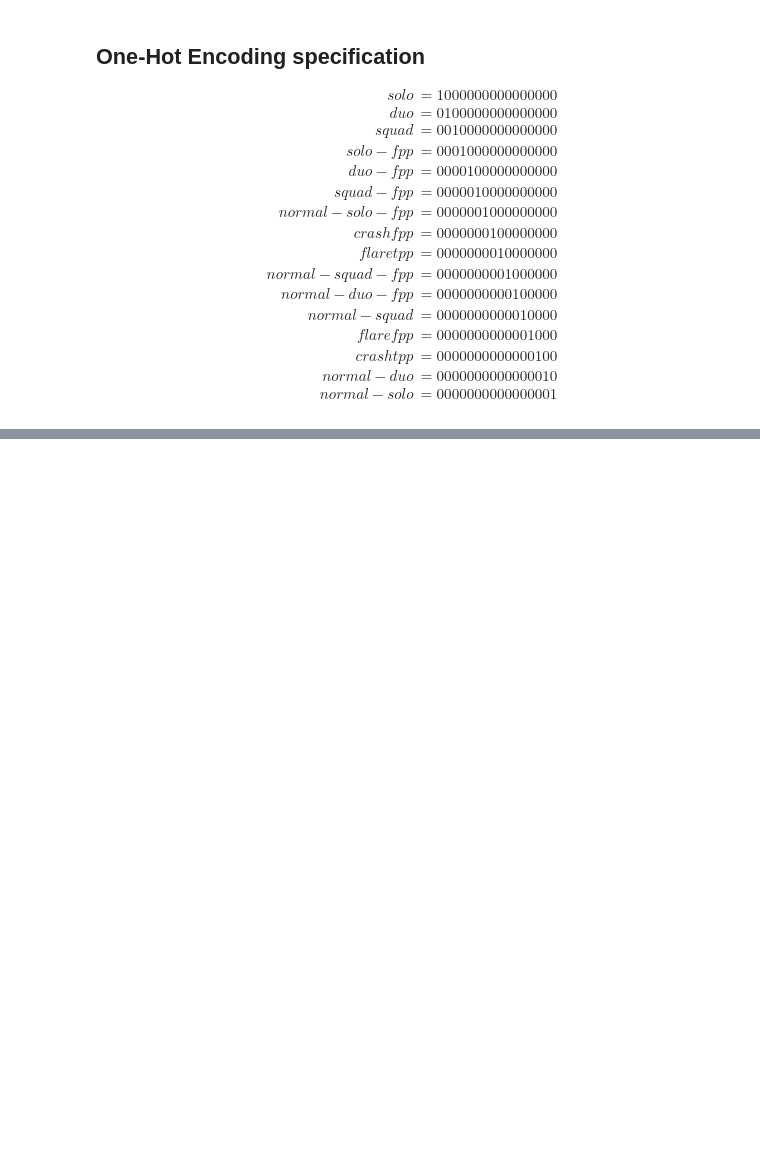
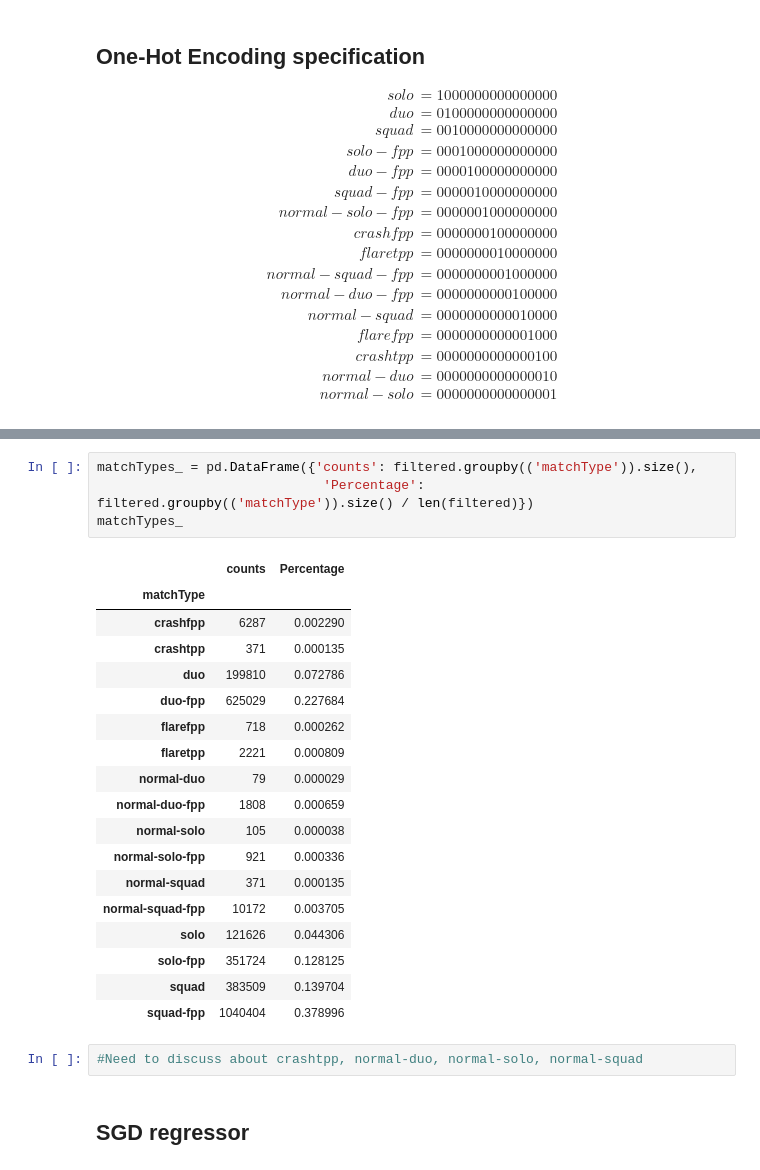
Before and after one commit to KefanWang/Investigation-of-the-Use-of-Player-Type-Clustering-in-Predicting-the-Finish-Placement-of-PUBG, a Jupyter notebook: PUBG.ipynb, the cells around one changed output, grey strips where cells are left out. Cells and saved outputs as stored; diff of their text form; blank space fills up the shorter version.

```diff
--- a/PUBG.ipynb
+++ b/PUBG.ipynb
@@ -172,0 +222,27 @@ print(MSE)
+# %%
+matchTypes_ = pd.DataFrame({'counts': filtered.groupby(('matchType')).size(),
+                             'Percentage': filtered.groupby(('matchType')).size() / len(filtered)})
+matchTypes_
+# %% [output]
+|  | counts | Percentage |
+| matchType |  |  |
+| crashfpp | 6287 | 0.002290 |
+| crashtpp | 371 | 0.000135 |
+| duo | 199810 | 0.072786 |
+| duo-fpp | 625029 | 0.227684 |
+| flarefpp | 718 | 0.000262 |
+| flaretpp | 2221 | 0.000809 |
+| normal-duo | 79 | 0.000029 |
+| normal-duo-fpp | 1808 | 0.000659 |
+| normal-solo | 105 | 0.000038 |
+| normal-solo-fpp | 921 | 0.000336 |
+| normal-squad | 371 | 0.000135 |
+| normal-squad-fpp | 10172 | 0.003705 |
+| solo | 121626 | 0.044306 |
+| solo-fpp | 351724 | 0.128125 |
+| squad | 383509 | 0.139704 |
+| squad-fpp | 1040404 | 0.378996 |
+# %%
+#Need to discuss about crashtpp, normal-duo, normal-solo, normal-squad
+# %% [markdown]
+## SGD regressor
```
Also changed, not shown: parts of 16 cells of this notebook.
